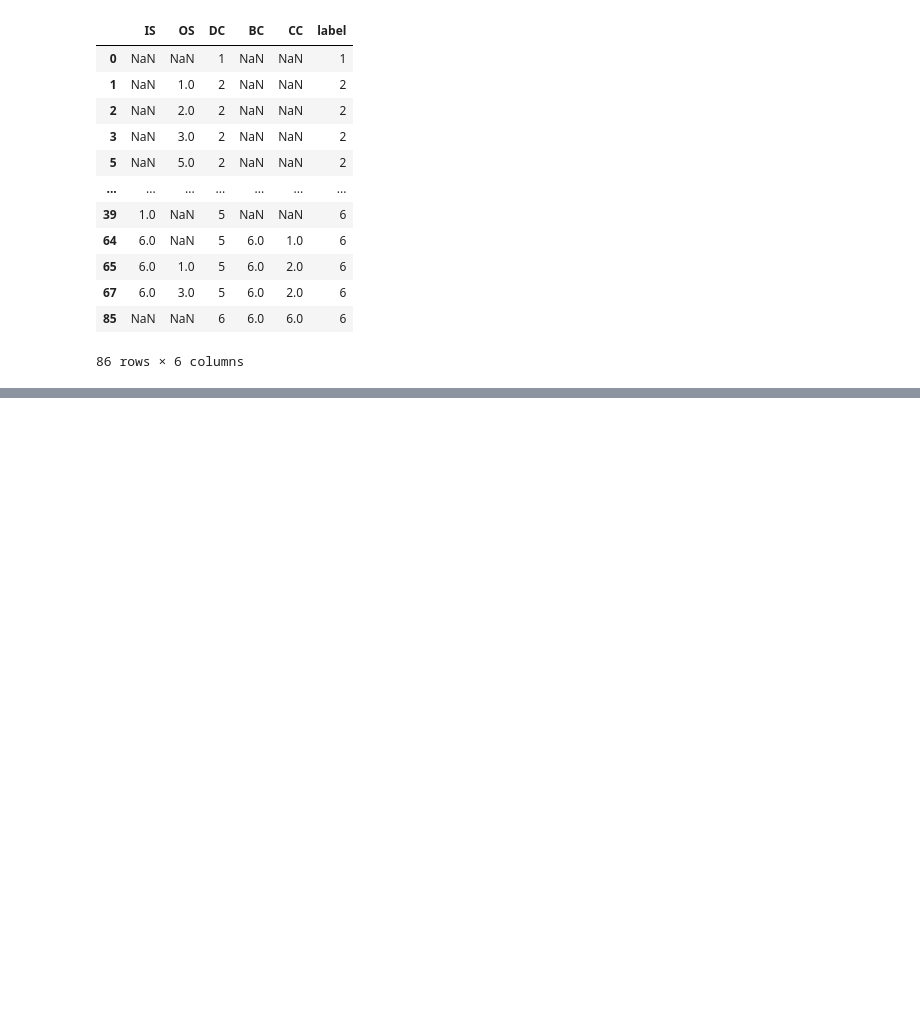
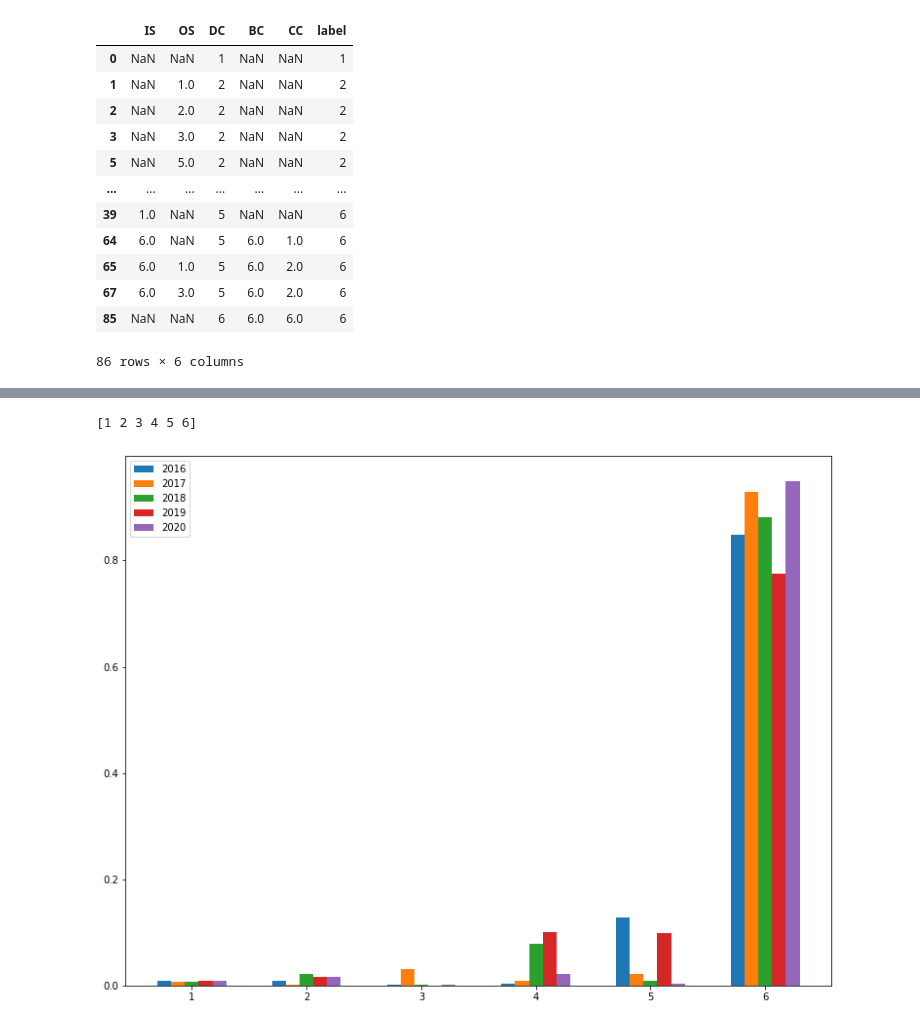
Before and after one commit to iLnezoH/cooper-trade, a Jupyter notebook: chart.ipynb, the cells around one changed output, grey strips where cells are left out. Saved outputs shown, nothing was run; the diff lists cells and outputs as text; code cells hidden in the pictures; blank space fills up the shorter version.

```diff
--- a/chart.ipynb
+++ b/chart.ipynb
@@ -85,0 +91,5 @@ pd.DataFrame(attribute_distribute)
+# %%
+show_hierarchical_risk_bar(reports)
+# %% [output]
+[1 2 3 4 5 6]
+[figure, added]
```
Also changed, not shown: parts of 5 cells of this notebook, 3 other files.
